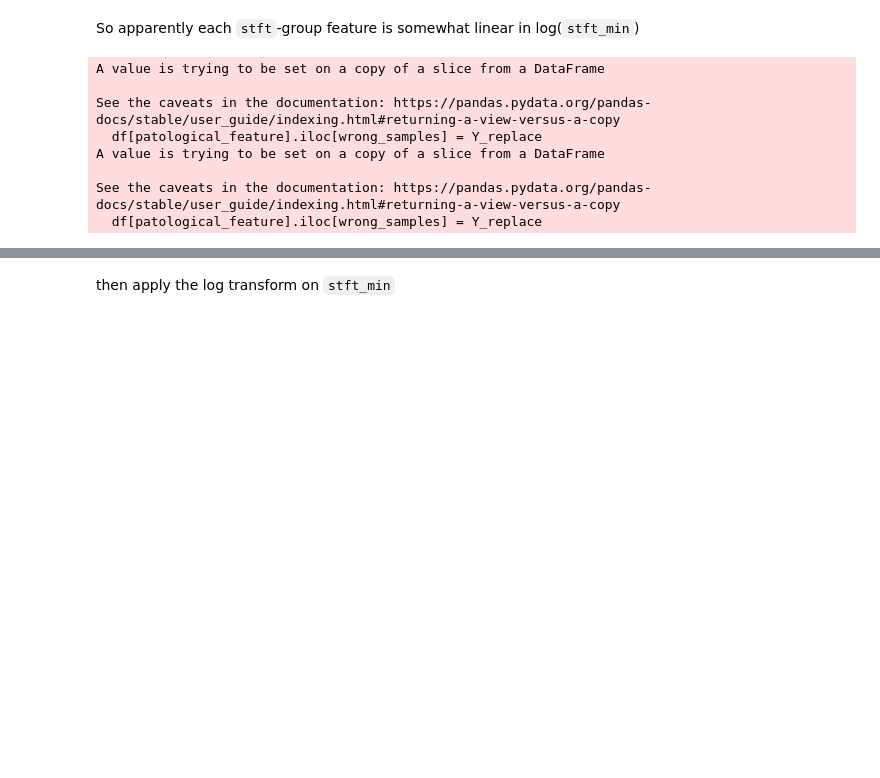
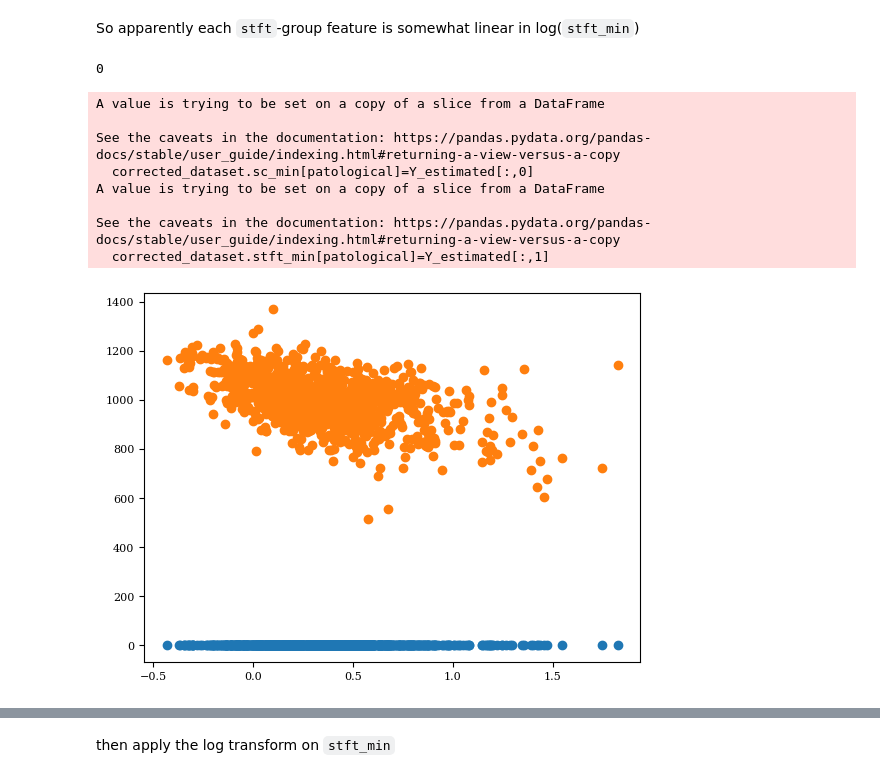
Before and after one commit to djanloo/dynamiting, a Jupyter notebook: UNDERSTANDING/data_understanding.ipynb, the cells around one changed output, grey strips where cells are left out. Saved outputs shown, nothing was run; the diff lists cells and outputs as text; code cells hidden in the pictures; blank space fills up the shorter version.

Commit message:
multivariate linear regression for #5

```diff
--- a/UNDERSTANDING/data_understanding.ipynb
+++ b/UNDERSTANDING/data_understanding.ipynb
@@ -449,36 +449,33 @@ fig
 # %% [markdown]
 So apparently each `stft`-group feature is somewhat linear in log(`stft_min`)
-# %%
-
-for patological_feature, correct_feature in zip(["sc_min", "stft_min"], ["sc_mean", "stft_mean"]):
-    X_train = df[correct_feature].iloc[correct_samples].values
-    Y_train = df[patological_feature].iloc[correct_samples].values
-
-    # Log transform only for stft_min
-    if patological_feature == "stft_min":
-        Y_train = np.log(Y_train)
-
-    # Fit a linear model
-    from sklearn.linear_model import LinearRegression
-
-    linear_regressor = LinearRegression()
-    linear_regressor.fit(X_train.reshape(-1,1), Y_train)
-
-    # Replace values:
-    # predicts the new value of the patological feature using
-    # the model on the correct feature
-    X_replace = df[correct_feature].iloc[wrong_samples].values
-    Y_replace = linear_regressor.predict(X_replace.reshape(-1,1))
-    # Revert log_transform if stft min
-    if patological_feature == "stft_min":
-        Y_replace = np.exp(Y_replace)
-    df[patological_feature].iloc[wrong_samples] = Y_replace
-# %% [output]
-A value is trying to be set on a copy of a slice from a DataFrame
-
-See the caveats in the documentation: https://pandas.pydata.org/pandas-docs/stable/user_guide/indexing.html#returning-a-view-versus-a-copy
-  df[patological_feature].iloc[wrong_samples] = Y_replace
-A value is trying to be set on a copy of a slice from a DataFrame
-
-See the caveats in the documentation: https://pandas.pydata.org/pandas-docs/stable/user_guide/indexing.html#returning-a-view-versus-a-copy
-  df[patological_feature].iloc[wrong_samples] = Y_replace
+# %%
+from sklearn.linear_model import LinearRegression
+patological = (df.sc_min == 0.0) & (df.stft_min==0.0)
+correct = np.logical_not(patological)
+
+X=df[["sc_skew","sc_mean", "stft_mean", "stft_skew", "stft_std"]].values
+Y=df[["sc_min", "stft_min"]].values
+print((Y[correct][:,1]==0.0).sum())
+Y[correct,1] = np.log(Y[correct,1])
+
+model=LinearRegression()
+model.fit(X[correct],Y[correct])
+plt.scatter(X[patological][:,0],Y[patological][:,0])
+Y_estimated=model.predict(X[patological])
+plt.scatter(X[patological][:,0],Y_estimated[:,0])
+
+corrected_dataset = df.copy()
+
+corrected_dataset.sc_min[patological]=Y_estimated[:,0]
+corrected_dataset.stft_min[patological]=Y_estimated[:,1]
+# %% [output]
+0
+A value is trying to be set on a copy of a slice from a DataFrame
+
+See the caveats in the documentation: https://pandas.pydata.org/pandas-docs/stable/user_guide/indexing.html#returning-a-view-versus-a-copy
+  corrected_dataset.sc_min[patological]=Y_estimated[:,0]
+A value is trying to be set on a copy of a slice from a DataFrame
+
+See the caveats in the documentation: https://pandas.pydata.org/pandas-docs/stable/user_guide/indexing.html#returning-a-view-versus-a-copy
+  corrected_dataset.stft_min[patological]=Y_estimated[:,1]
+[figure, added]
```
Also changed, not shown: parts of 23 cells of this notebook.
